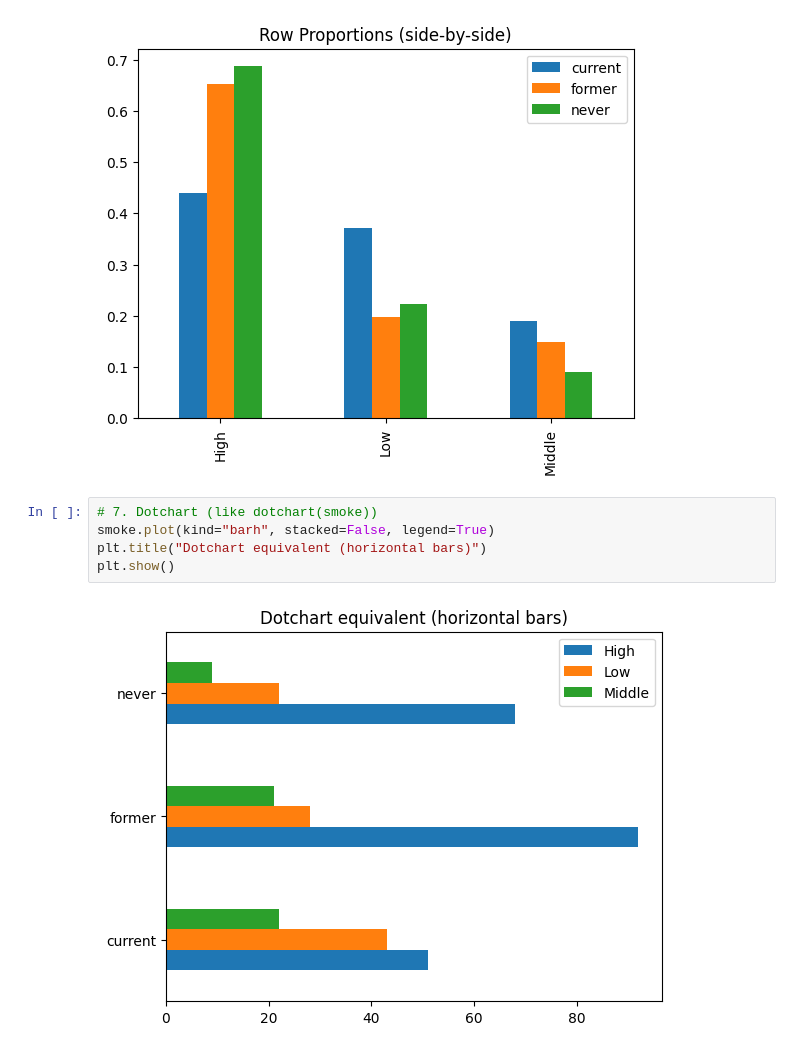
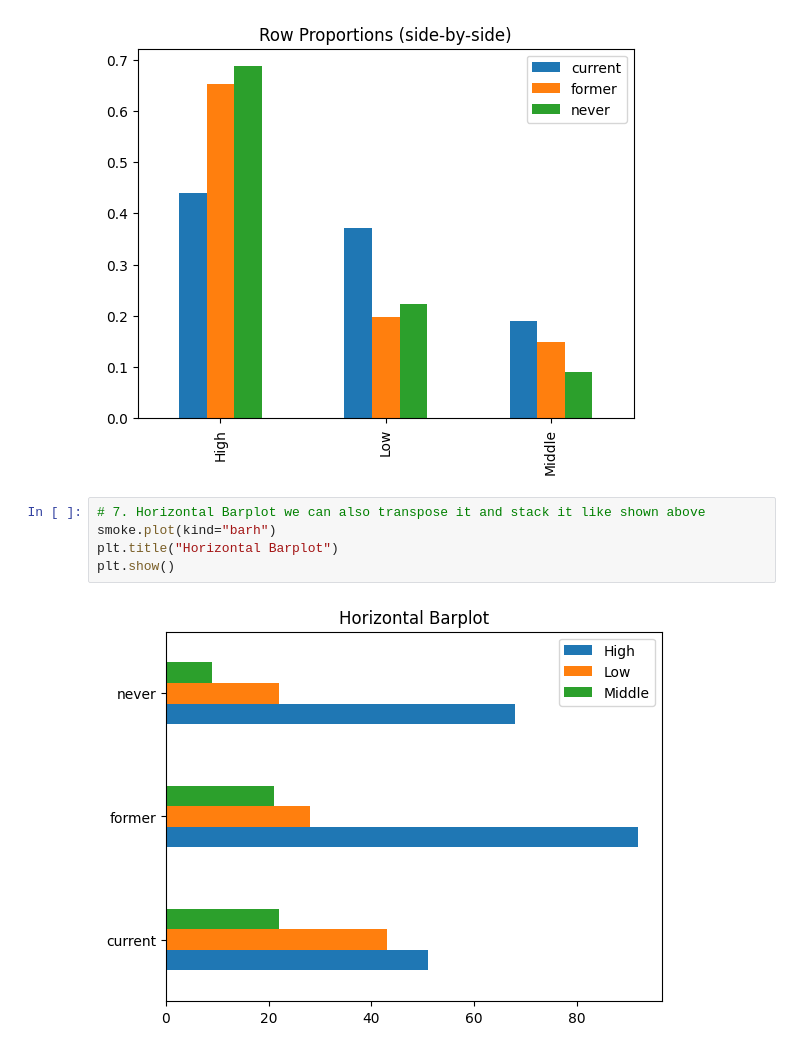
Before and after one commit to hogeschool/CMIBOD021T-2526, a Jupyter notebook: notebooksAndScripts/week2_part2_otherDatasets.ipynb, the cells around one changed output. Drawn from its saved outputs; the diff is of its cells as text.

```diff
--- a/notebooksAndScripts/week2_boxplot.ipynb
+++ b/notebooksAndScripts/week2_part2_otherDatasets.ipynb
@@ -402,10 +399,10 @@ plt.show()
 # %% [output]
 [figure]
 # %%
-# 7. Dotchart (like dotchart(smoke))
-smoke.plot(kind="barh", stacked=False, legend=True)
-plt.title("Dotchart equivalent (horizontal bars)")
+# 7. Horizontal Barplot we can also transpose it and stack it like shown above
+smoke.plot(kind="barh")
+plt.title("Horizontal Barplot")
 plt.show()
 # %% [output]
-[figure, old version]
+[figure, new version]
 # %%
```
Also changed, not shown: parts of 18 cells of this notebook, 2 other files.
